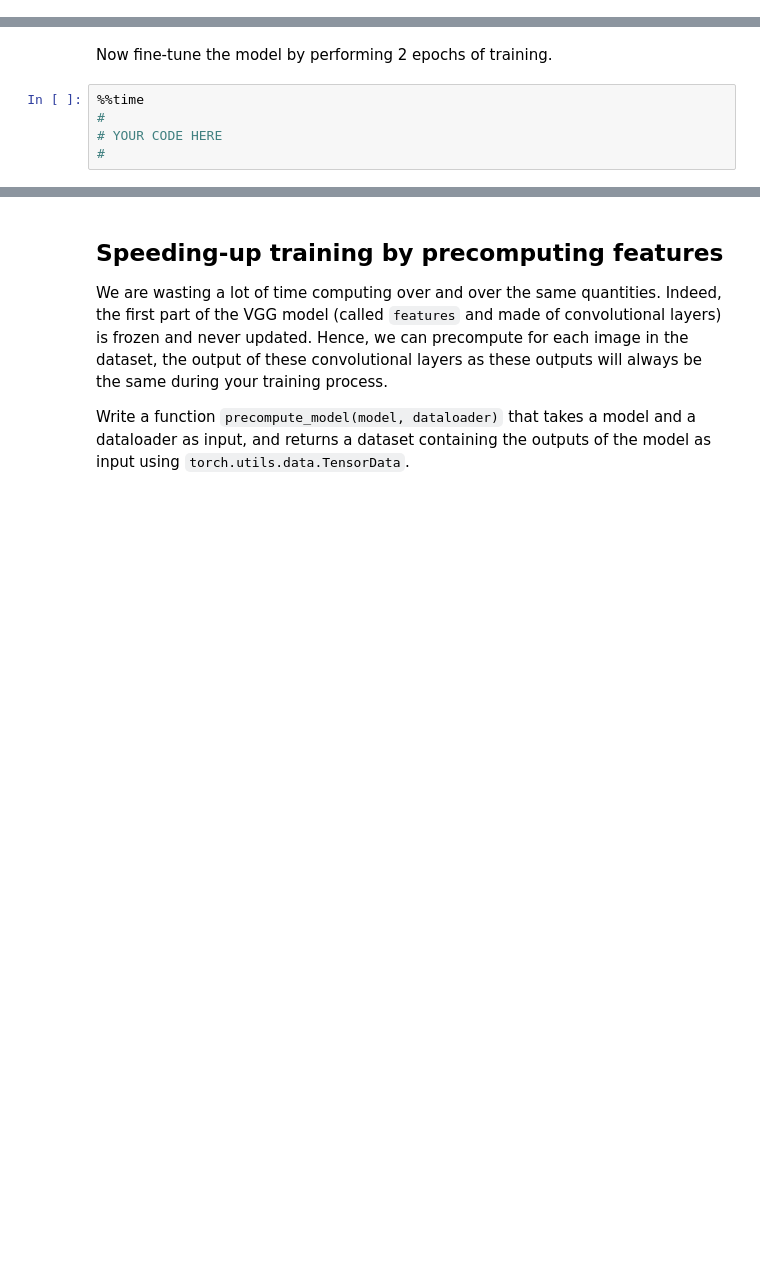
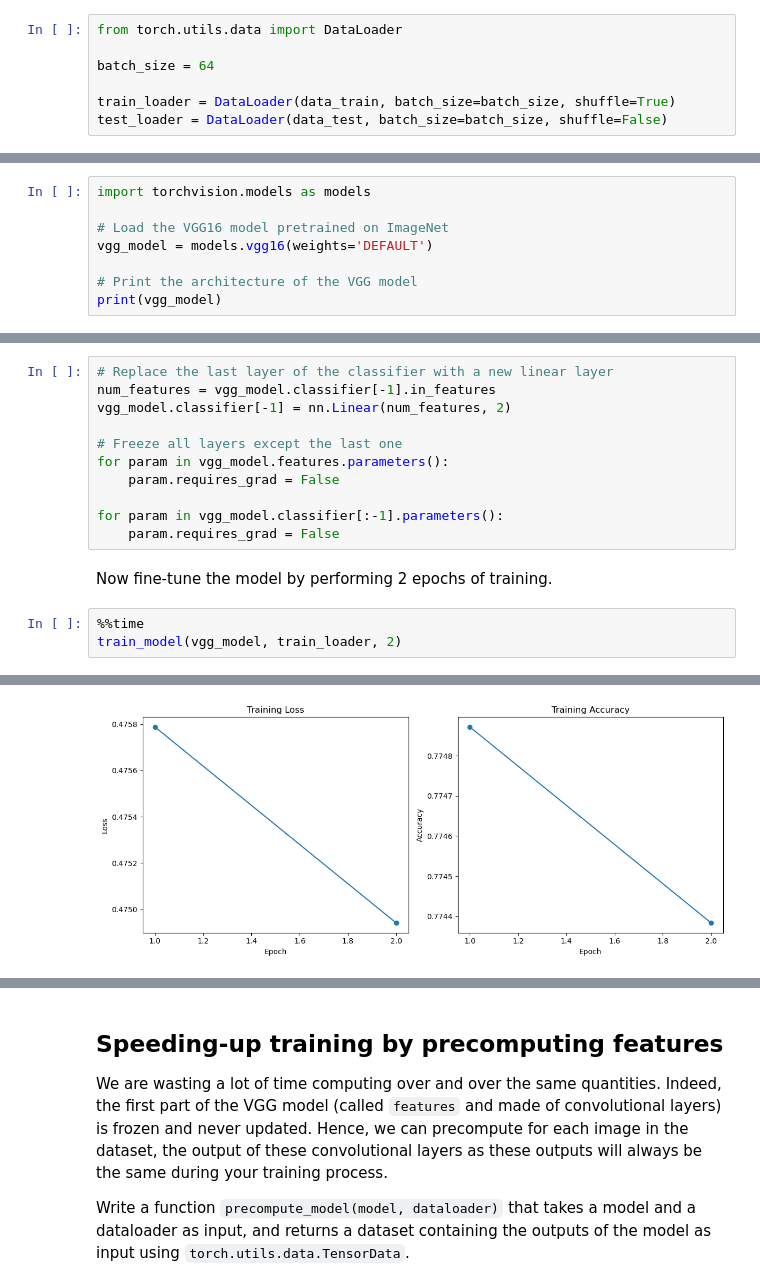
Before and after one commit to peulsilva/X-MAP-583, a Jupyter notebook: homeworks/HW01_tumor_identification.ipynb, the cells around one changed output, grey strips where cells are left out. Cells and saved outputs as stored; diff of their text form; blank space fills up the shorter version.

```diff
--- a/homeworks/HW01_tumor_identification.ipynb
+++ b/homeworks/HW01_tumor_identification.ipynb
@@ -51,0 +99,7 @@ Now create a train and a test dataloader with a batch size of 64, and a random p
+# %%
+from torch.utils.data import DataLoader
+
+batch_size = 64
+
+train_loader = DataLoader(data_train, batch_size=batch_size, shuffle=True)
+test_loader = DataLoader(data_test, batch_size=batch_size, shuffle=False)
@@ -84,0 +243,8 @@ First, load the VGG model using `models.vgg16(weights='DEFAULT')` and print it t
+# %%
+import torchvision.models as models
+
+# Load the VGG16 model pretrained on ImageNet
+vgg_model = models.vgg16(weights='DEFAULT')
+
+# Print the architecture of the VGG model
+print(vgg_model)
@@ -97,7 +277,17 @@ The idea of fine-tuning is that the features computed by VGG for Imagenet may be
+# %%
+# Replace the last layer of the classifier with a new linear layer
+num_features = vgg_model.classifier[-1].in_features
+vgg_model.classifier[-1] = nn.Linear(num_features, 2)
+
+# Freeze all layers except the last one
+for param in vgg_model.features.parameters():
+    param.requires_grad = False
+
+for param in vgg_model.classifier[:-1].parameters():
+    param.requires_grad = False
 # %% [markdown]
 Now fine-tune the model by performing 2 epochs of training.
-# %%
-%%time
-#
-# YOUR CODE HERE
-#
+# %%
+%%time
+train_model(vgg_model, train_loader, 2)
+# %% [output]
@@ -103,0 +296 @@ Now fine-tune the model by performing 2 epochs of training.
+[figure, added]
```
Also changed, not shown: parts of 38 cells of this notebook, 1 other file.
